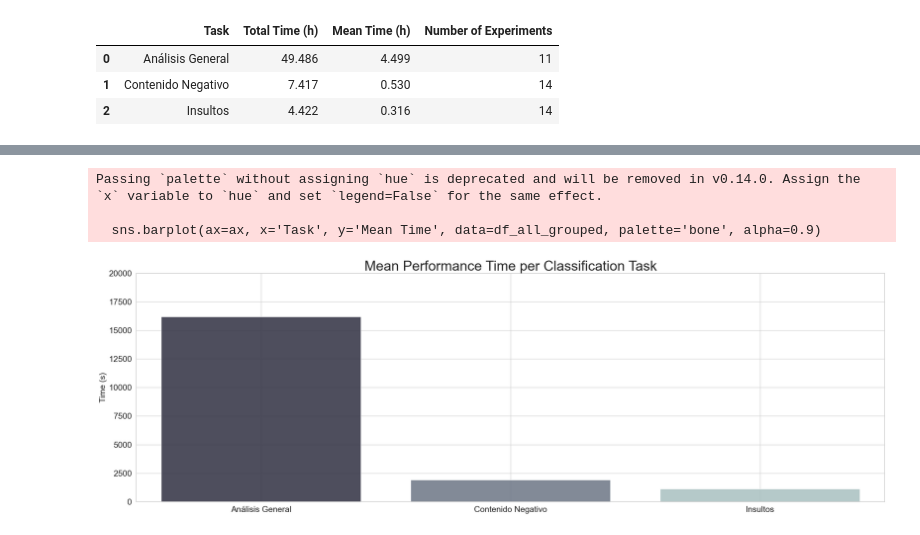
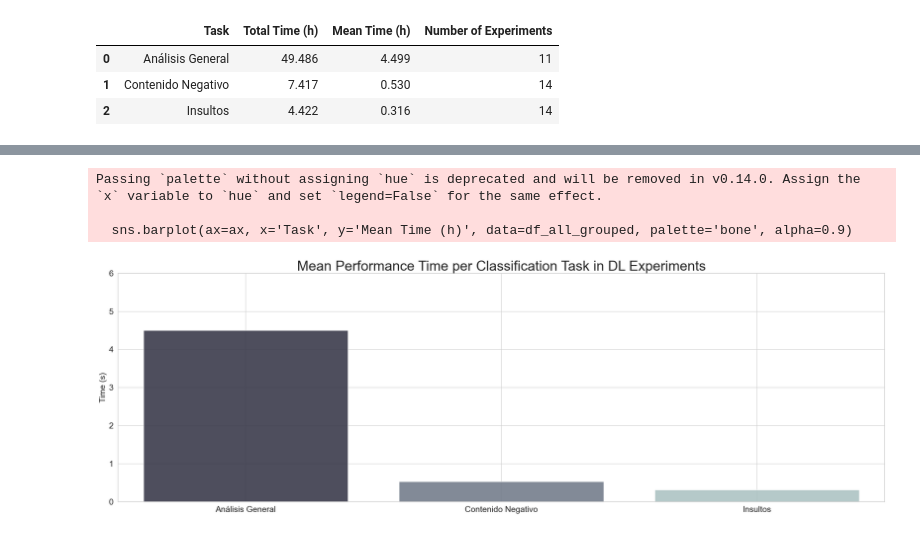
Before and after one commit to jorgegarcelan/HS-Detection-SeAcabo, a Jupyter notebook: DeepLearning/Plots.ipynb, the cells around one changed output, grey strips where cells are left out. Saved outputs shown, nothing was run; the diff lists cells and outputs as text; code cells hidden in the pictures.

```diff
--- a/DeepLearning/Plots.ipynb
+++ b/DeepLearning/Plots.ipynb
@@ -817,8 +817,8 @@ df_all_grouped_mean = df_all.groupby(['Task'])['Total Time'].mean().reset_index(
 df_all_grouped_count = df_all.groupby(['Task'])['Total Time'].count().reset_index()
 
 # Fusionar las agrupaciones en un solo DataFrame
-df_grouped = df_all_grouped_sum.merge(df_all_grouped_mean, on='Task', suffixes=('_Total', '_Mean'))
-df_grouped = df_grouped.merge(df_all_grouped_count, on='Task')
+df_all_grouped = df_all_grouped_sum.merge(df_all_grouped_mean, on='Task', suffixes=('_Total', '_Mean'))
+df_all_grouped = df_all_grouped.merge(df_all_grouped_count, on='Task')
 
 # Renombrar las columnas para mayor claridad
 df_all_grouped.columns = ['Task', 'Total Time (s)', 'Mean Time (s)', 'Number of Experiments']
@@ -908,33 +908,33 @@ Passing `palette` without assigning `hue` is deprecated and will be removed in v
 # %%
 # Set Seaborn style
 sns.set(style="whitegrid")
 
 # Maximum pper limit for the y-axis between ML, DL and GenAI
 y_max = 6
 
 # Create a figure with subplots
 fig, ax = plt.subplots(figsize=(24, 8))
 
 # Plot for Total Time usando los colores personalizados
 sns.barplot(ax=ax, x='Task', y='Mean Time (h)', data=df_all_grouped, palette='bone', alpha=0.9)
 
 # Set plot title and labels
-ax.set_title('Mean Performance Time per Classification Task', fontsize=30)
+ax.set_title('Mean Performance Time per Classification Task in DL Experiments', fontsize=30)
 ax.set_xlabel('', fontsize=18)
 ax.set_ylabel('Time (s)', fontsize=18)
 ax.tick_params(axis='x', labelsize=18)
 ax.tick_params(axis='y', labelsize=18)
 ax.set_ylim(0, y_max)
 
 
 # Adding grid for better readability
 ax.grid(True)
 
 # Show the plot
 plt.tight_layout()
 plt.show()
 # %% [output]
 Passing `palette` without assigning `hue` is deprecated and will be removed in v0.14.0. Assign the `x` variable to `hue` and set `legend=False` for the same effect.
 
-  sns.barplot(ax=ax, x='Task', y='Mean Time', data=df_all_grouped, palette='bone', alpha=0.9)
+  sns.barplot(ax=ax, x='Task', y='Mean Time (h)', data=df_all_grouped, palette='bone', alpha=0.9)
-[figure, old version]
+[figure, new version]
```
Also changed, not shown: parts of 2 cells of this notebook.
